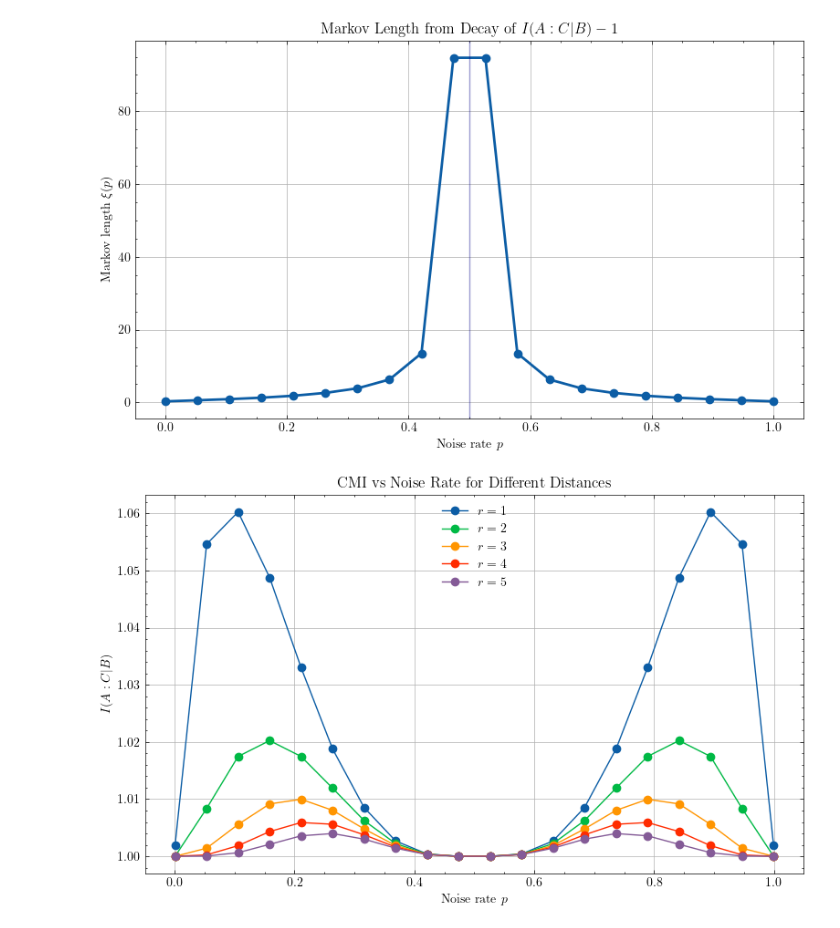
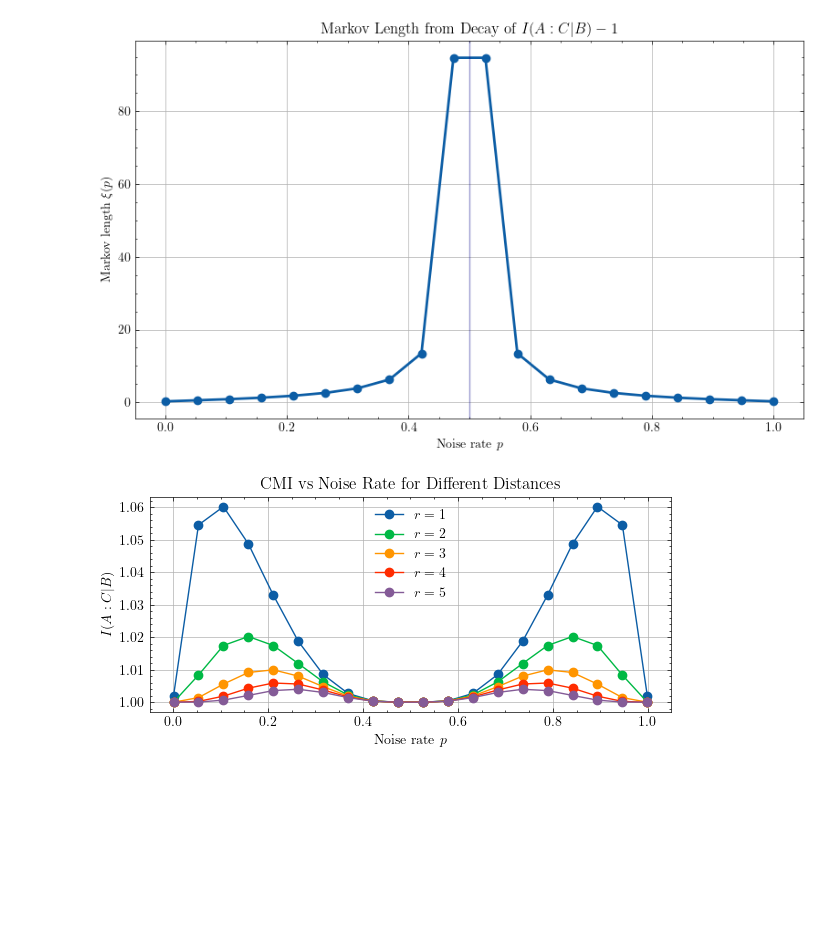
Before and after one commit to HannaKarwowska/PSI-Essay, a Jupyter notebook: New_codes/GHZ_state.ipynb, the cells around one changed output. Drawn from its saved outputs; the diff is of its cells as text; code cells hidden in the pictures; blank space fills up the shorter version.

```diff
--- a/New_codes/GHZ_state.ipynb
+++ b/New_codes/GHZ_state.ipynb
@@ -463,25 +463,25 @@ plt.show()
 # %%
 # ============================================================
 # CMI vs noise rate p for different distances r
 # ============================================================
 
 
 plt.style.use('science')
-plt.figure(figsize=(8,5))
+plt.figure(figsize=(6,3))
 
 for r in distances:
     plt.plot(p_array2,cmi_matrix[:, r-1],marker='o',label=fr"$r={r}$")
 
 plt.xlabel("Noise rate $p$")
 plt.ylabel(r"$I(A:C|B)$")
 plt.title("CMI vs Noise Rate for Different Distances")
 plt.legend()
 plt.grid(True)
 plt.tight_layout()
 plt.savefig("New_plots/CMI_vs_p_differnt_r_GHZ.png", dpi=300)
 plt.show()
 # %% [output]
-[figure, old version]
+[figure, new version]
 # %%
 # ============================================================
 # CMI vs distance r for different noise rates p
```
Also changed, not shown: parts of 1 cell of this notebook, 2 other files.
